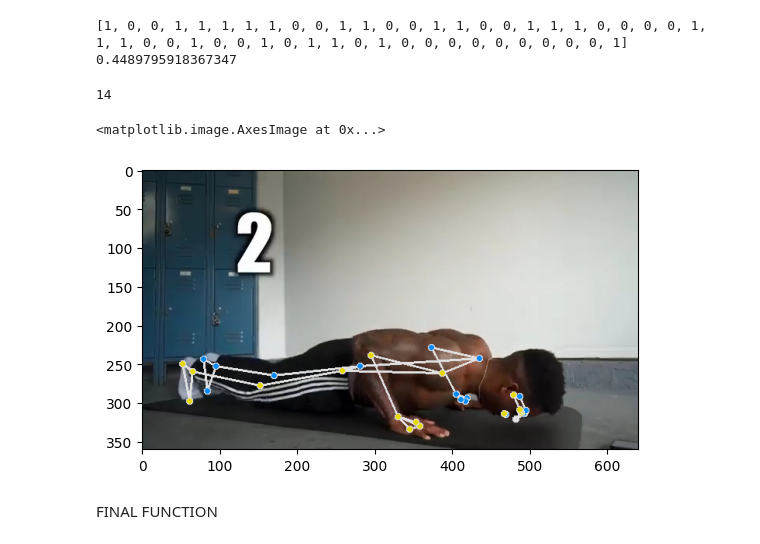
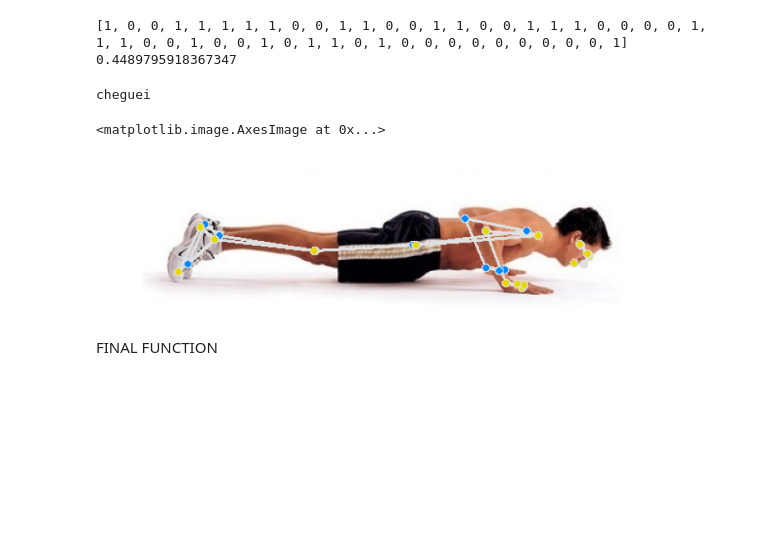
Before and after one commit to jpedroag/PMBA, a Jupyter notebook: joao/angles.ipynb, the cells around one changed output. Drawn from its saved outputs; the diff is of its cells as text; code cells hidden in the pictures; blank space fills up the shorter version.

```diff
--- a/joao/angles.ipynb
+++ b/joao/angles.ipynb
@@ -308,38 +308,38 @@ def angle_analysis(image, pose):
 
           for i in range(len(angles)):
             #print(abs(180 - angles[i]))
             if(abs(180 - angles[i])>30):
               check = 0
               break
 
         else:
           print("cheguei")
           angles=np.zeros(4)
           angles[0] = calculate_angle_2D(m, 11, 23, 25)
           angles[1] = calculate_angle_2D(m, 23, 25, 27)
           angles[2] = calculate_angle_2D(m, 12, 24, 26)
           angles[3] = calculate_angle_2D(m, 24, 26, 28)
 
           for i in range(len(angles)):
             #print(abs(180 - angles[i]))
             if(abs(180 - angles[i])>30):
               check = 0
               break
 
 
         annotated_image = draw_landmarks_on_image(image.numpy_view(), pose_landmarker_result)
 
     return check, annotated_image
 
-print(len(index))
-path = get_file_path(label, up_down, index[0])
-image = mp.Image.create_from_file(path)
+image = mp.Image.create_from_file('pushup2.jpg')
 check, annotated = angle_analysis(image, 0)
+plt.figure(figsize = (10,3))
+plt.axis('off')
 plt.imshow(annotated)
 # %% [output]
-14
+cheguei
 <matplotlib.image.AxesImage at 0x...>
-[figure, old version]
+[figure, new version]
 # %% [markdown]
 FINAL FUNCTION
 # %%
```
Also changed, not shown: parts of 1 cell of this notebook.
